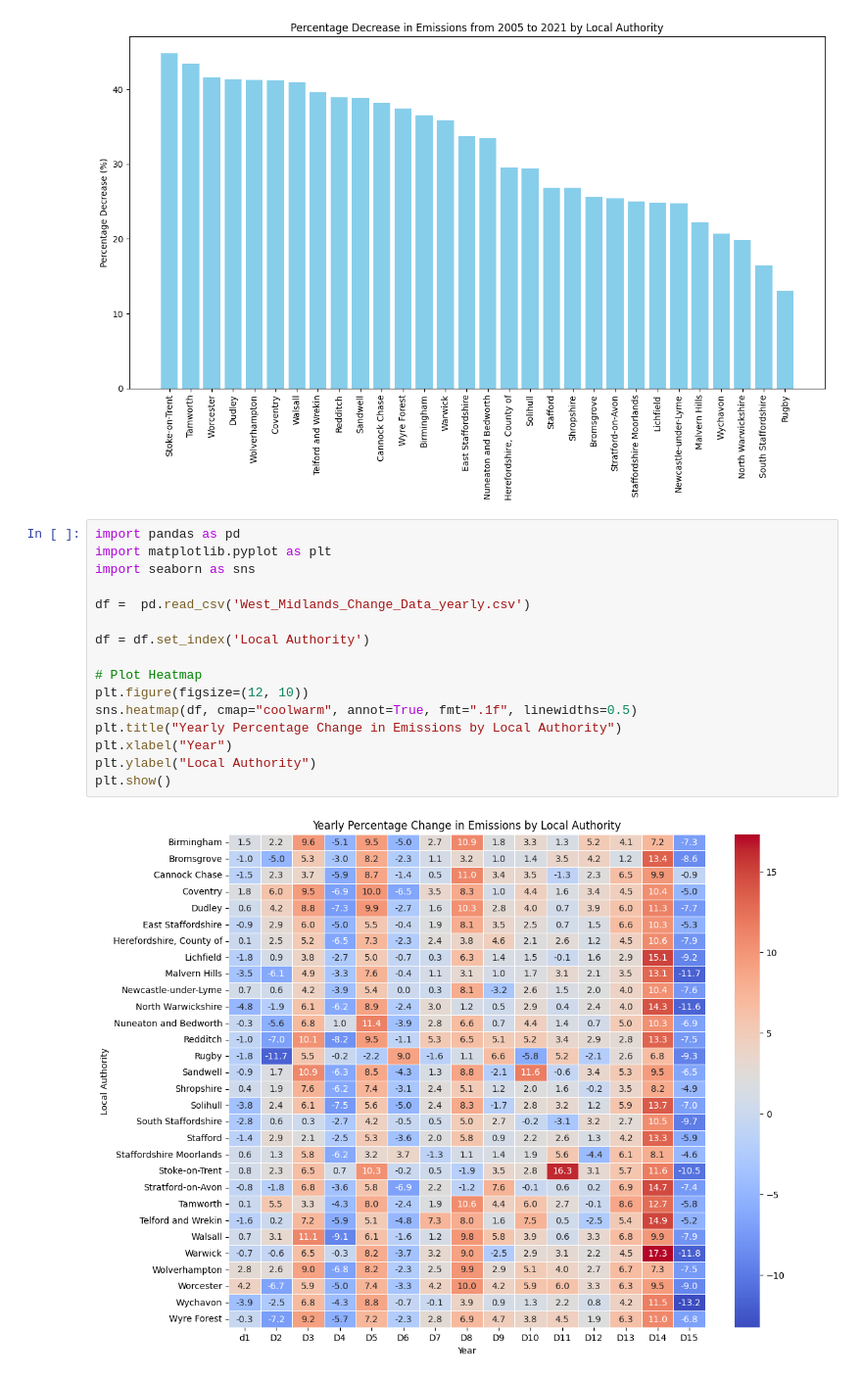
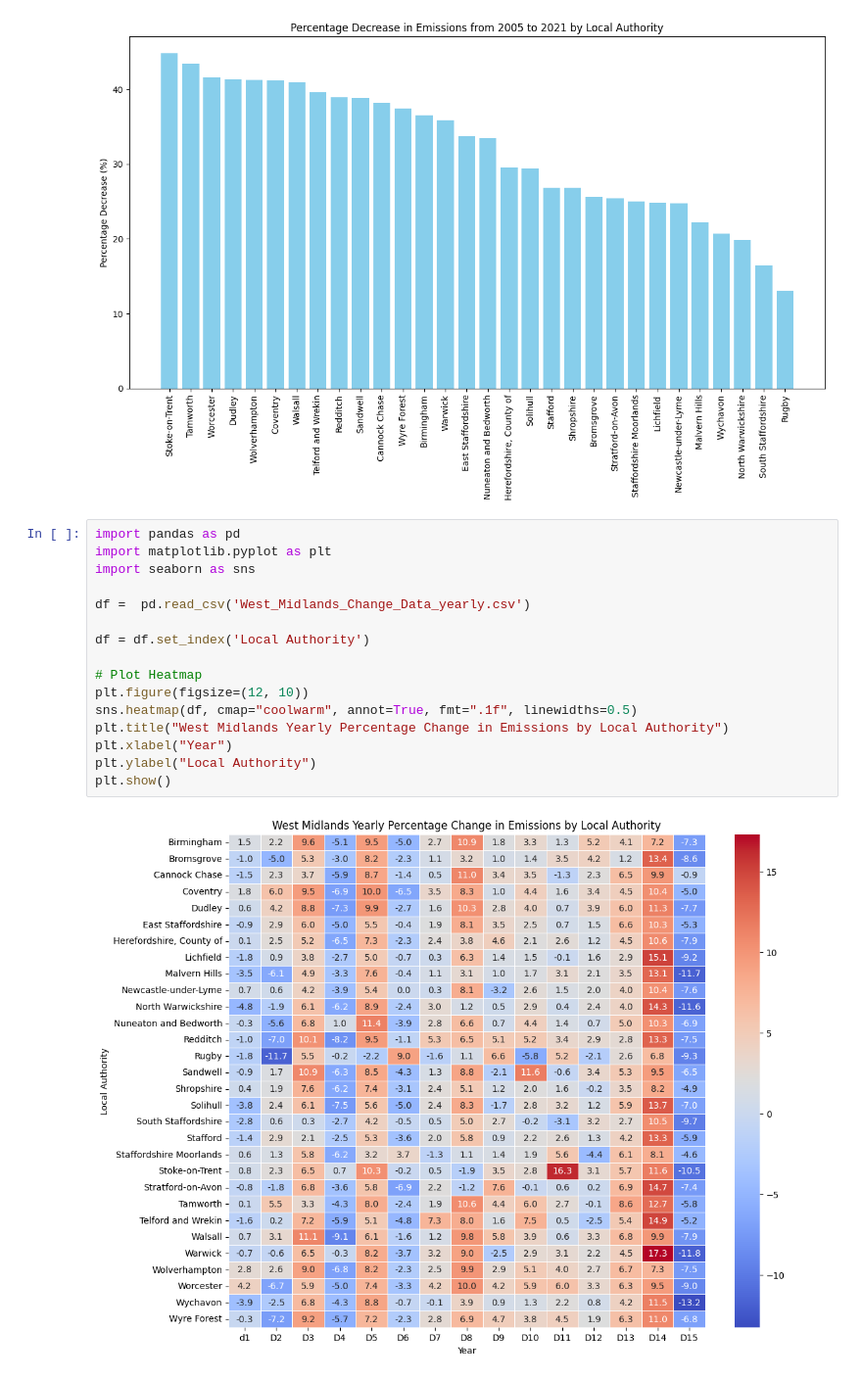
Before and after one commit to OlajideFemi/Carbon-Footprint, a Jupyter notebook: Another_Just_Playing_around_File.ipynb, the cells around one changed output. Shown at 98% size. Saved outputs shown, nothing was run; the diff lists cells and outputs as text.

```diff
--- a/Another_Just_Playing_around_File.ipynb
+++ b/Another_Just_Playing_around_File.ipynb
@@ -4685,18 +4685,18 @@ plt.show()
 # %%
 import pandas as pd
 import matplotlib.pyplot as plt
 import seaborn as sns
 
 df =  pd.read_csv('West_Midlands_Change_Data_yearly.csv')
 
 df = df.set_index('Local Authority')
 
 # Plot Heatmap
 plt.figure(figsize=(12, 10))
 sns.heatmap(df, cmap="coolwarm", annot=True, fmt=".1f", linewidths=0.5)
-plt.title("Yearly Percentage Change in Emissions by Local Authority")
+plt.title("West Midlands Yearly Percentage Change in Emissions by Local Authority")
 plt.xlabel("Year")
 plt.ylabel("Local Authority")
 plt.show()
 # %% [output]
-[figure, old version]
+[figure, new version]
```
Also changed, not shown: parts of 1 cell of this notebook.
